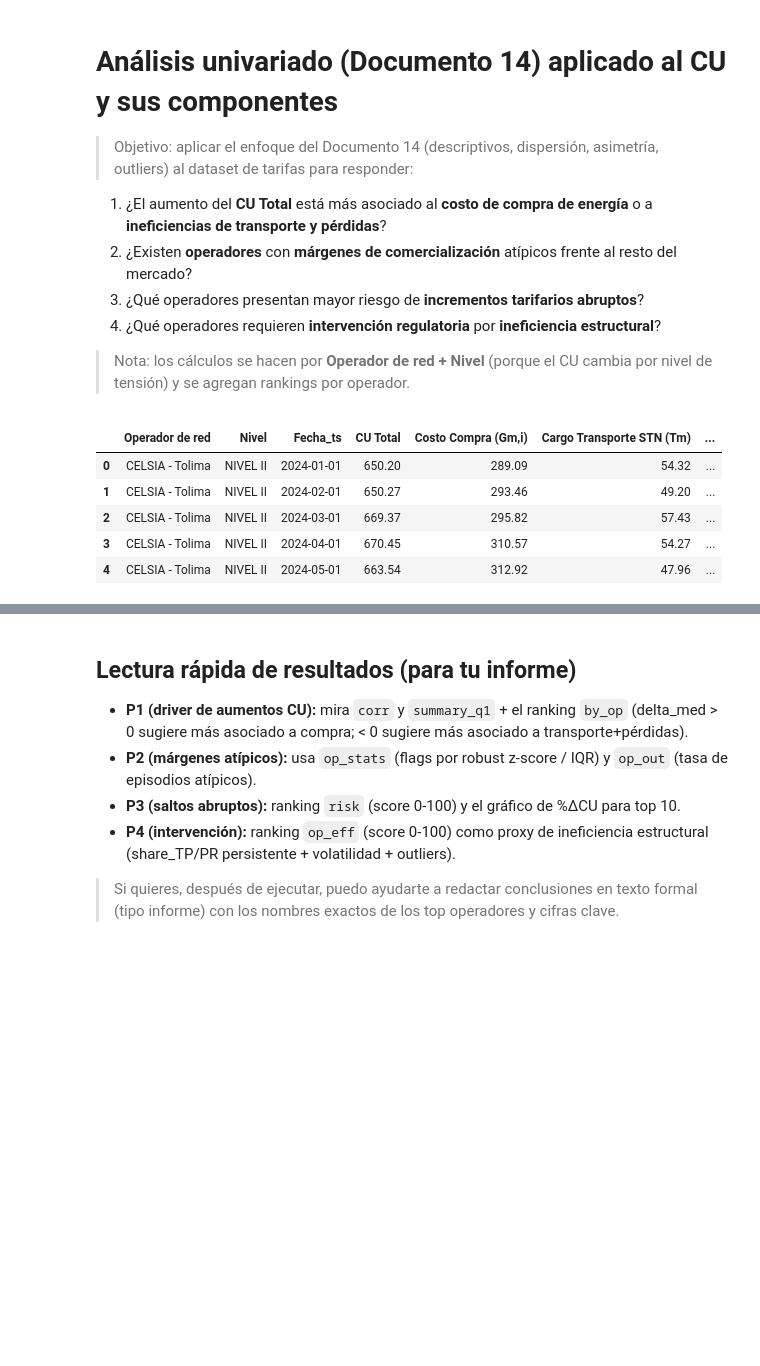
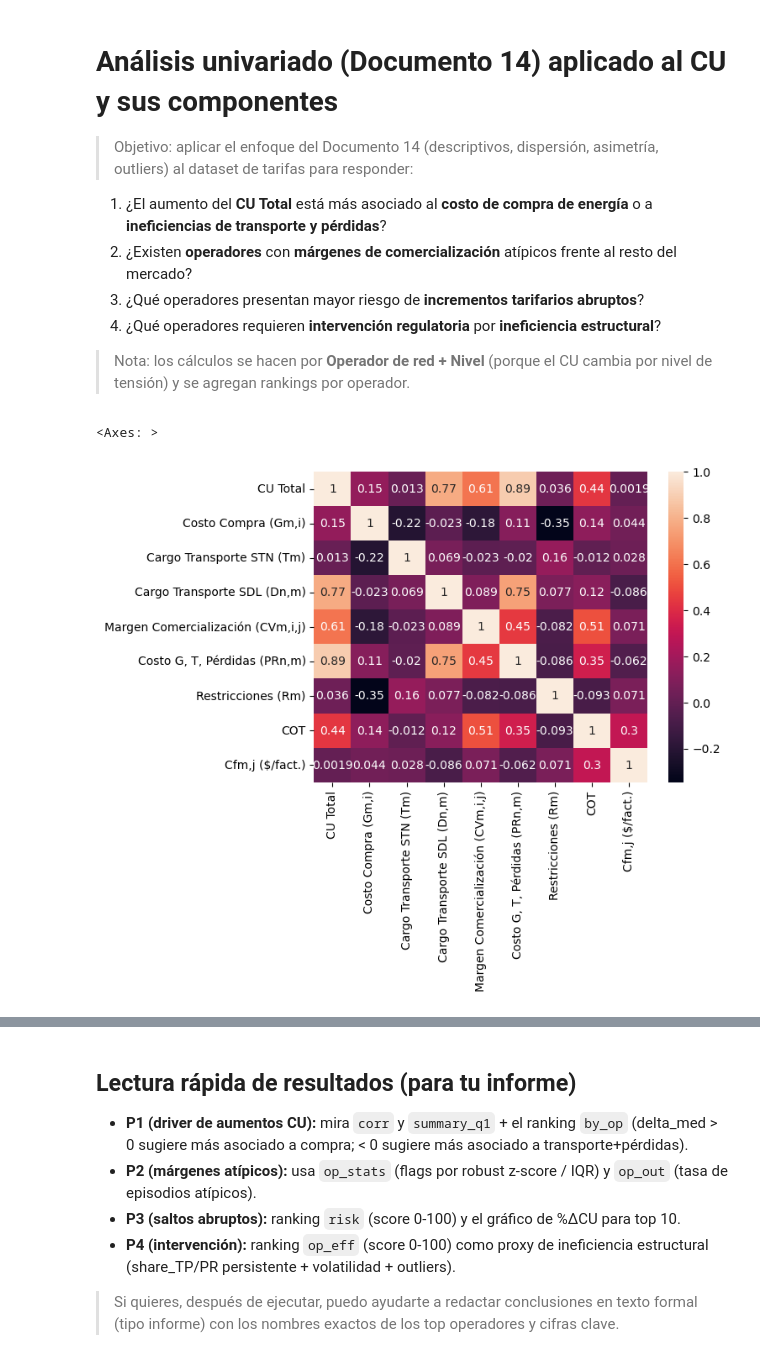
Before and after one commit to estebanvsq/Proyecto_AnalisisDeDatos, a Jupyter notebook: Proyecto/Copia_Limpieza.ipynb, the cells around one changed output, grey strips where cells are left out. Saved outputs shown, nothing was run; the diff lists cells and outputs as text; code cells hidden in the pictures; blank space fills up the shorter version.

```diff
--- a/Proyecto/Copia_Limpieza.ipynb
+++ b/Proyecto/Copia_Limpieza.ipynb
@@ -303,0 +293,4 @@ Name: VAL_COT, Length: 415, dtype: int64
+# %%
+df_an['check_ratio'] = df_an['Suma_componentes_principales'] / df_an[COL_CU]
+print("\nVALIDACIÓN DEL CU")
+print(df_an['check_ratio'].describe())
@@ -467,56 +492,8 @@ Datos atípicos de Cfm,j ($/fact.): Series([], Name: Cfm,j ($/fact.), dtype: flo
 4. ¿Qué operadores requieren **intervención regulatoria** por **ineficiencia estructural**?
 
 > Nota: los cálculos se hacen por **Operador de red + Nivel** (porque el CU cambia por nivel de tensión) y se agregan rankings por operador.
-# %%
-import warnings
-warnings.filterwarnings("ignore")
-
-import matplotlib.pyplot as plt
-
-# Columnas clave (según tu diccionario de datos + limpieza)
-COL_CU = 'CU Total'
-COL_G = 'Costo Compra (Gm,i)'
-COL_STN = 'Cargo Transporte STN (Tm)'
-COL_SDL = 'Cargo Transporte SDL (Dn,m)'
-COL_CV = 'Margen Comercialización (CVm,i,j)'
-COL_PR = 'Costo G, T, Pérdidas (PRn,m)'
-
-# Opcionales que existen en tu outlier-scan
-COL_OPT = ['Restricciones (Rm)', 'COT', 'Cfm,j ($/fact.)']
-
-KEY_COLS = [COL_CU, COL_G, COL_STN, COL_SDL, COL_CV, COL_PR] + [c for c in COL_OPT if c in df.columns]
-
-def _coerce_numeric(series: pd.Series) -> pd.Series:
-    if pd.api.types.is_numeric_dtype(series):
-        return series.astype(float)
-    s = series.astype(str).str.strip()
-    # Remover separadores de miles comunes
-    s = s.str.replace(r"\s+", "", regex=True)
-    s = s.str.replace(",", "", regex=False)
-    return pd.to_numeric(s, errors="coerce")
-
-# Asegurar tipos numéricos de columnas de análisis
-for c in KEY_COLS:
-    if c in df.columns:
-        df[c] = _coerce_numeric(df[c])
-
-# Asegurar columna fecha utilizable para orden/plots
-if 'Fecha' in df.columns and pd.api.types.is_period_dtype(df['Fecha']):
-    df['Fecha_ts'] = df['Fecha'].dt.to_timestamp()
-elif 'Fecha' in df.columns:
-    df['Fecha_ts'] = pd.to_datetime(df['Fecha'], errors='coerce')
-else:
-    df['Fecha_ts'] = pd.NaT
-
-# Orden lógico
-sort_cols = [c for c in ['Operador de red', 'Nivel', 'Fecha_ts'] if c in df.columns]
-df = df.sort_values(sort_cols).reset_index(drop=True)
-
-df[ ['Operador de red','Nivel','Fecha_ts'] + KEY_COLS ].head() if all(c in df.columns for c in ['Operador de red','Nivel']) else df[ ['Fecha_ts'] + KEY_COLS ].head()
-# %% [output]
-|  | Operador de red | Nivel | Fecha_ts | CU Total | Costo Compra (Gm,i) | Cargo Transporte STN (Tm) | ... |
-| 0 | CELSIA - Tolima | NIVEL II | 2024-01-01 | 650.20 | 289.09 | 54.32 | ... |
-| 1 | CELSIA - Tolima | NIVEL II | 2024-02-01 | 650.27 | 293.46 | 49.20 | ... |
-| 2 | CELSIA - Tolima | NIVEL II | 2024-03-01 | 669.37 | 295.82 | 57.43 | ... |
-| 3 | CELSIA - Tolima | NIVEL II | 2024-04-01 | 670.45 | 310.57 | 54.27 | ... |
-| 4 | CELSIA - Tolima | NIVEL II | 2024-05-01 | 663.54 | 312.92 | 47.96 | ... |
+# %%
+sns.heatmap(df_an[KEY_COLS].corr(), annot=True)
+# %% [output]
+<Axes: >
+[figure, added]
```
Also changed, not shown: parts of 19 cells of this notebook.
